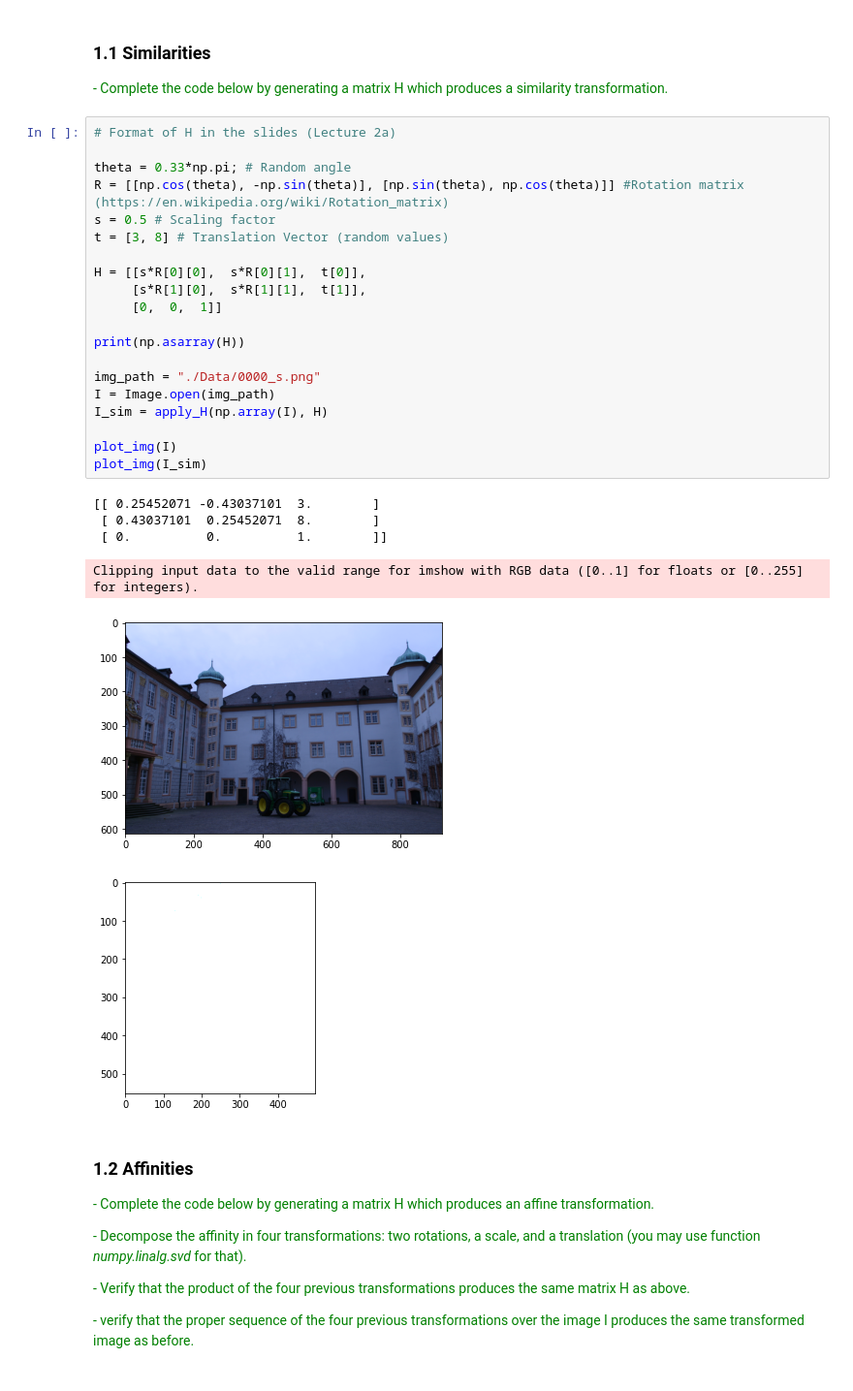
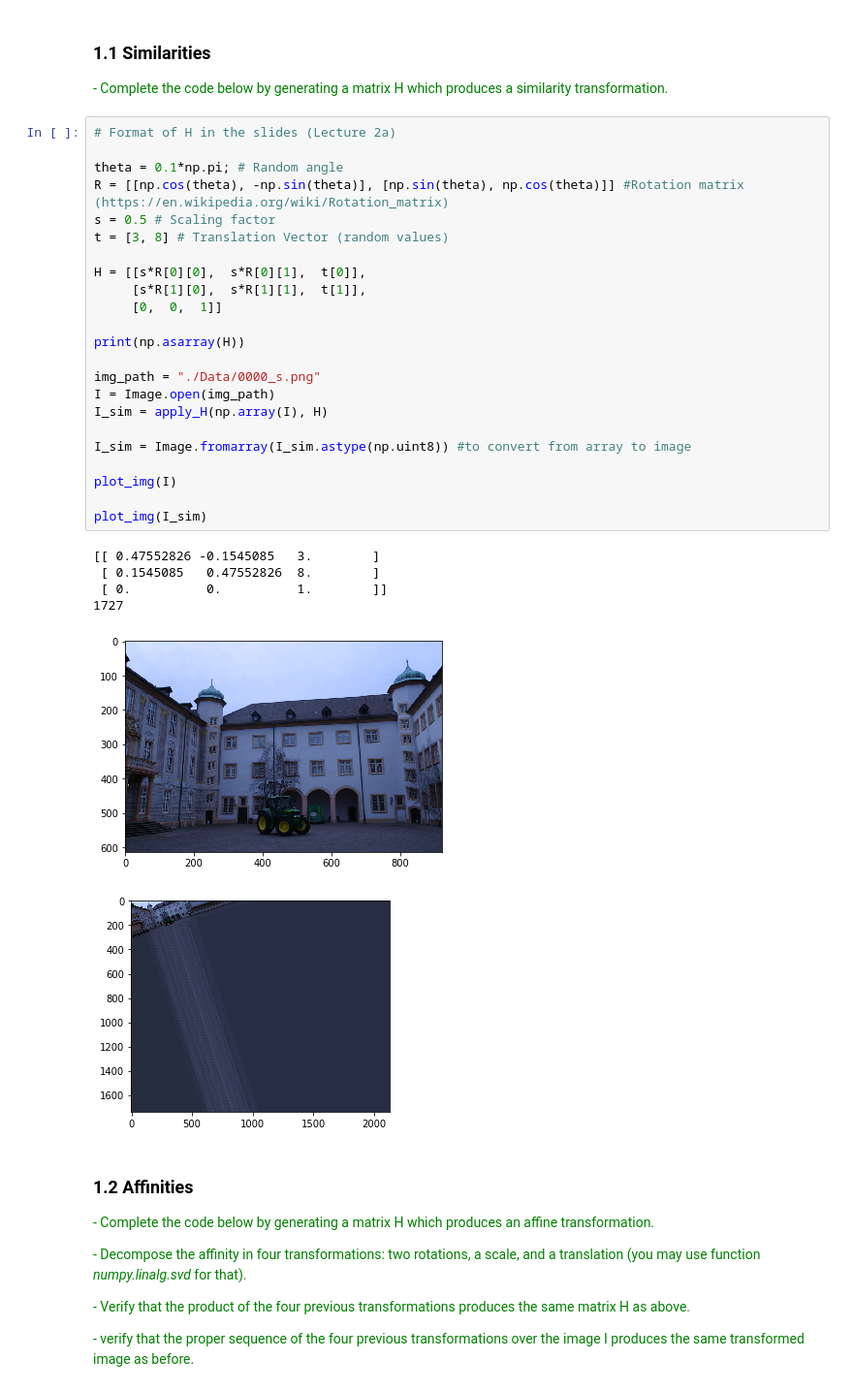
Before and after one commit to brugues/MCV-M4, a Jupyter notebook: lab1/lab1.ipynb, the cells around one changed output. Shown at 97% size. Drawn from its saved outputs; the diff is of its cells as text.

Commit message:
array_to_image
We need to solve the size part.

```diff
--- a/lab1/lab1.ipynb
+++ b/lab1/lab1.ipynb
@@ -110,30 +114,33 @@ def apply_H(I, H):
 # %%
 # Format of H in the slides (Lecture 2a)
 
-theta = 0.33*np.pi; # Random angle
+theta = 0.1*np.pi; # Random angle
 R = [[np.cos(theta), -np.sin(theta)], [np.sin(theta), np.cos(theta)]] #Rotation matrix (https://en.wikipedia.org/wiki/Rotation_matrix)
 s = 0.5 # Scaling factor
 t = [3, 8] # Translation Vector (random values)
 
 H = [[s*R[0][0],  s*R[0][1],  t[0]],
      [s*R[1][0],  s*R[1][1],  t[1]],
      [0,  0,  1]]
 
 print(np.asarray(H))
 
 img_path = "./Data/0000_s.png"
 I = Image.open(img_path)
 I_sim = apply_H(np.array(I), H)
 
+I_sim = Image.fromarray(I_sim.astype(np.uint8)) #to convert from array to image
+
 plot_img(I)
+
 plot_img(I_sim)
 # %% [output]
-[[ 0.25452071 -0.43037101  3.        ]
- [ 0.43037101  0.25452071  8.        ]
+[[ 0.47552826 -0.1545085   3.        ]
+ [ 0.1545085   0.47552826  8.        ]
  [ 0.          0.          1.        ]]
+1727
-Clipping input data to the valid range for imshow with RGB data ([0..1] for floats or [0..255] for integers).
 [figure]
-[figure, old version]
+[figure, new version]
 # %% [markdown]
 ### **1.2 Affinities**
 
```
Also changed, not shown: parts of 1 cell of this notebook.
